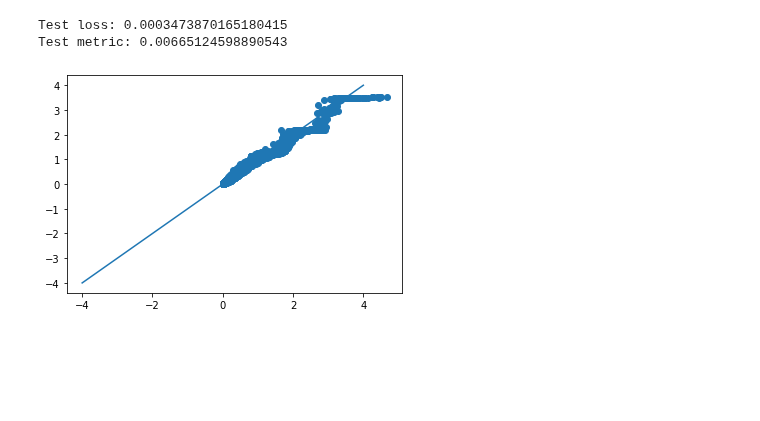
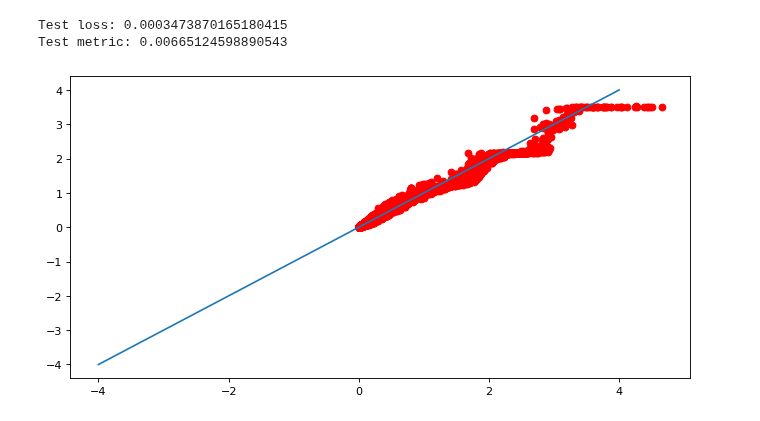
Before and after one commit to lourencocavalcante/Neurocomputacao, a Jupyter notebook: CAP351_Projeto_01_MLP.ipynb, the cells around one changed output. Cells and saved outputs as stored; diff of their text form; code cells hidden in the pictures; blank space fills up the shorter version.

```diff
--- a/CAP351_Projeto_01_MLP.ipynb
+++ b/CAP351_Projeto_01_MLP.ipynb
@@ -330,8 +332,10 @@ print("Test metric:", score[1])
 Test loss: 0.0003473870165180415
 Test metric: 0.00665124598890543
 # %%
-plt.scatter(y_test, y_res)
+figure(figsize=(10,5),dpi=80)
+plt.scatter(y_test, y_res, color='#FF0000')
+
 plt.plot([-4,4], [-4,4])
 plt.show()
 # %% [output]
-[figure, old version]
+[figure, new version]
```
Also changed, not shown: parts of 4 cells of this notebook.
